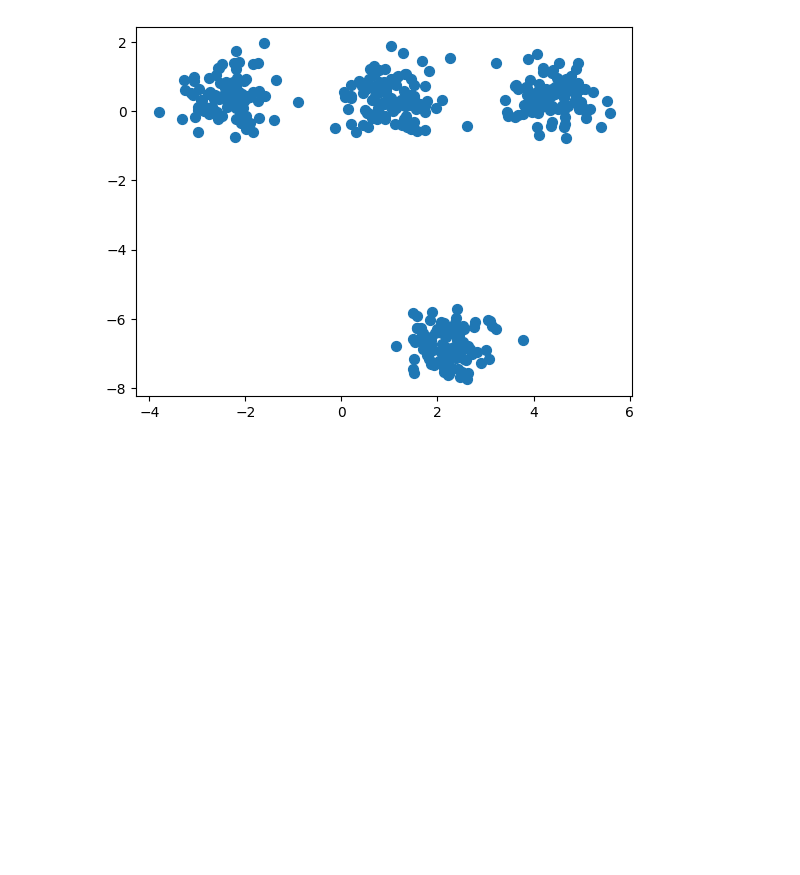
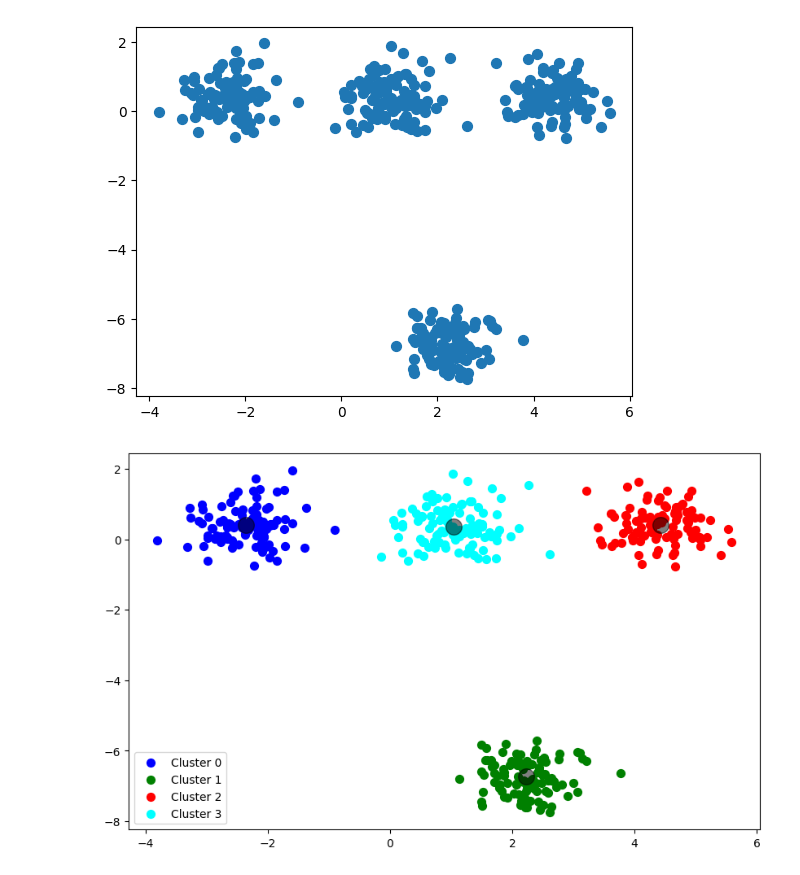
Before and after one commit to msavino16/ISE-490---Machine-Learning, a Jupyter notebook: Homework 3/Homework_3_2024.ipynb, the cells around one changed output. Drawn from its saved outputs; the diff is of its cells as text; code cells hidden in the pictures; blank space fills up the shorter version.

```diff
--- a/Homework 3/Homework_3_2024.ipynb
+++ b/Homework 3/Homework_3_2024.ipynb
@@ -88,3 +166,24 @@ plt.scatter(X2[:,0], X2[:,1],s=50)
 [figure]
 # %%
 # Insert your code here for Q2.
+
+
+clustersData = data_Q2[['0', '1']]
+kmeans = KMeans(n_clusters=4)
+clustersData['Cluster'] = kmeans.fit_predict(clustersData)
+
+plt.figure(figsize=(10, 6))
+colors = ['blue', 'green', 'red', 'cyan']
+
+for i in range(4):
+    plt.scatter(clustersData[clustersData['Cluster'] == i]['0'],
+                clustersData[clustersData['Cluster'] == i]['1'],
+                s=50, c=colors[i], label=f'Cluster {i}')
+
+centers = kmeans.cluster_centers_
+plt.scatter(centers[:, 0], centers[:, 1], c='black', s=200, alpha=0.5)
+
+plt.legend()
+plt.show()
+# %% [output]
+[figure, added]
```
Also changed, not shown: parts of 5 cells of this notebook, 2 other files.
